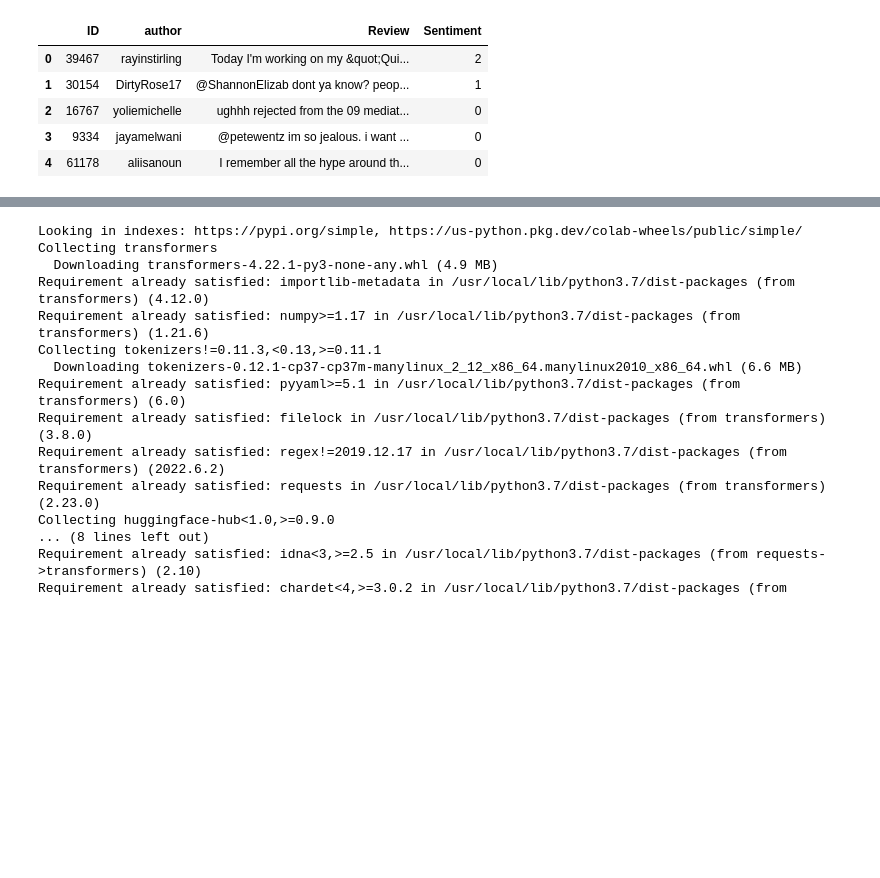
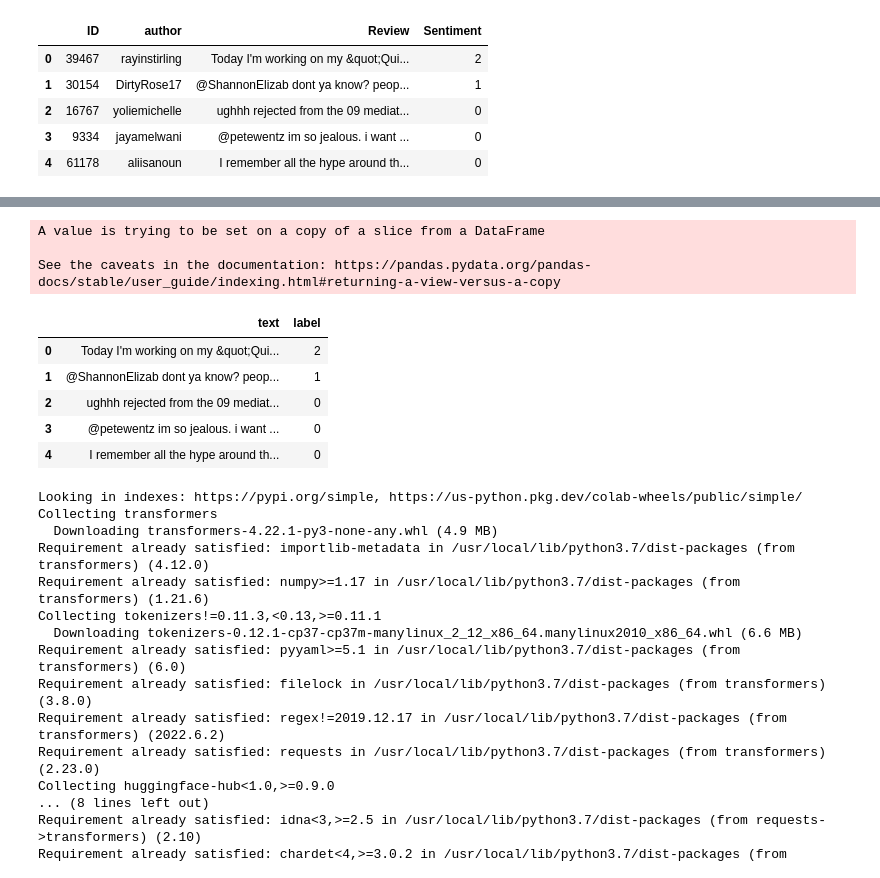
Before and after one commit to Nikhil-V98/Analyticsvidhya, a Jupyter notebook: Machinehack/Sentiment_Analysis/NLP.ipynb, the cells around one changed output, grey strips where cells are left out. Saved outputs shown, nothing was run; the diff lists cells and outputs as text; code cells hidden in the pictures; blank space fills up the shorter version.

```diff
--- a/Machinehack/Sentiment_Analysis/NLP.ipynb
+++ b/Machinehack/Sentiment_Analysis/NLP.ipynb
@@ -35,0 +57,7 @@ test.drop(['ID','author'],axis =1,inplace=True)
+# %%
+for i  in range(train.shape[0]):
+    train['text'][i]=train['text'][i].lower()
+# %% [output]
+A value is trying to be set on a copy of a slice from a DataFrame
+
+See the caveats in the documentation: https://pandas.pydata.org/pandas-docs/stable/user_guide/indexing.html#returning-a-view-versus-a-copy
@@ -36,3 +67,12 @@ test.drop(['ID','author'],axis =1,inplace=True)
+# %%
+train.head(5)
+# %% [output]
+|  | text | label |
+| 0 | Today I'm working on my &quot;Qui... | 2 |
+| 1 | @ShannonElizab dont ya know? peop... | 1 |
+| 2 | ughhh rejected from the 09 mediat... | 0 |
+| 3 | @petewentz im so jealous. i want ... | 0 |
+| 4 | I remember all the hype around th... | 0 |
 # %%
 !pip install transformers
 !pip install -Uqq fastbook
```
Also changed, not shown: parts of 6 cells of this notebook.
